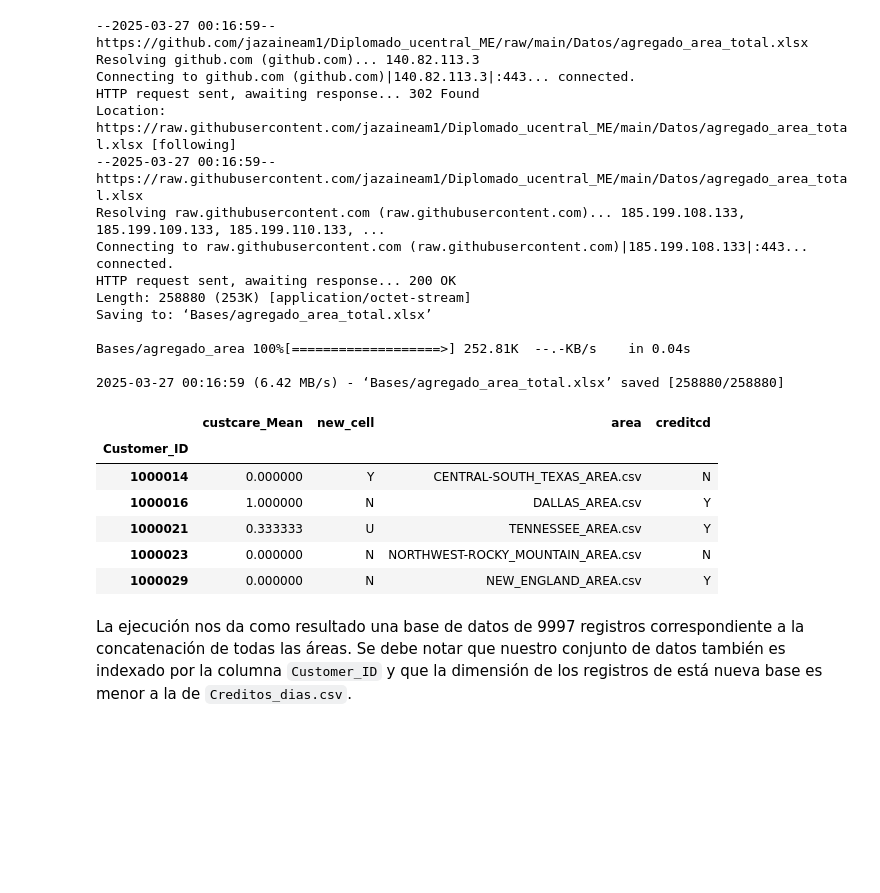
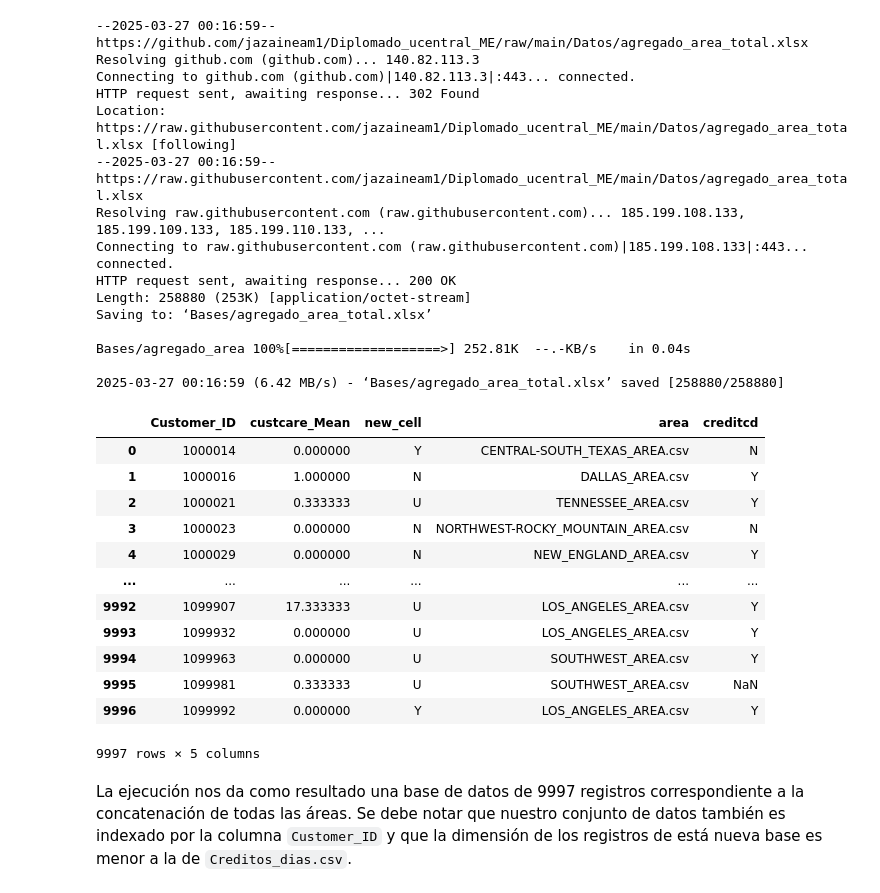
Before and after one commit to jazaineam1/Diplomado_ucentral_ME, a Jupyter notebook: Cuadernos/M1_Clase_3_Manipulación_de_datos_en_Python.ipynb, the cells around one changed output. Cells and saved outputs as stored; diff of their text form; code cells hidden in the pictures; blank space fills up the shorter version.

```diff
--- a/Cuadernos/M1_Clase_3_Manipulación_de_datos_en_Python.ipynb
+++ b/Cuadernos/M1_Clase_3_Manipulación_de_datos_en_Python.ipynb
@@ -657,15 +657,22 @@ Bases/agregado_area 100%[===================>] 252.81K  --.-KB/s    in 0.04s
 
 2025-03-27 00:16:59 (6.42 MB/s) - ‘Bases/agregado_area_total.xlsx’ saved [258880/258880]
 # %%
-agr_df =pd.read_excel("Bases/agregado_area_total.xlsx", index_col=0)
-agr_df.head()
+agr_df = pd.read_excel("Bases/agregado_area_total.xlsx")
-# %% [output]
-|  | custcare_Mean | new_cell | area | creditcd |
-| Customer_ID |  |  |  |  |
-| 1000014 | 0.000000 | Y | CENTRAL-SOUTH_TEXAS_AREA.csv | N |
-| 1000016 | 1.000000 | N | DALLAS_AREA.csv | Y |
-| 1000021 | 0.333333 | U | TENNESSEE_AREA.csv | Y |
-| 1000023 | 0.000000 | N | NORTHWEST-ROCKY_MOUNTAIN_AREA.csv | N |
-| 1000029 | 0.000000 | N | NEW_ENGLAND_AREA.csv | Y |
+# %%
+agr_df
+# %% [output]
+|  | Customer_ID | custcare_Mean | new_cell | area | creditcd |
+| 0 | 1000014 | 0.000000 | Y | CENTRAL-SOUTH_TEXAS_AREA.csv | N |
+| 1 | 1000016 | 1.000000 | N | DALLAS_AREA.csv | Y |
+| 2 | 1000021 | 0.333333 | U | TENNESSEE_AREA.csv | Y |
+| 3 | 1000023 | 0.000000 | N | NORTHWEST-ROCKY_MOUNTAIN_AREA.csv | N |
+| 4 | 1000029 | 0.000000 | N | NEW_ENGLAND_AREA.csv | Y |
+| ... | ... | ... | ... | ... | ... |
+| 9992 | 1099907 | 17.333333 | U | LOS_ANGELES_AREA.csv | Y |
+| 9993 | 1099932 | 0.000000 | U | LOS_ANGELES_AREA.csv | Y |
+| 9994 | 1099963 | 0.000000 | U | SOUTHWEST_AREA.csv | Y |
+| 9995 | 1099981 | 0.333333 | U | SOUTHWEST_AREA.csv | NaN |
+| 9996 | 1099992 | 0.000000 | Y | LOS_ANGELES_AREA.csv | Y |
+9997 rows × 5 columns
 # %% [markdown]
 La ejecución nos da como resultado una base de datos de 9997 registros correspondiente a la concatenación de todas las áreas. Se debe notar que nuestro conjunto de datos también es indexado por la columna `Customer_ID` y que la dimensión de los registros de está nueva base es menor a la de  `Creditos_dias.csv`.
```
Also changed, not shown: parts of 12 cells of this notebook.
